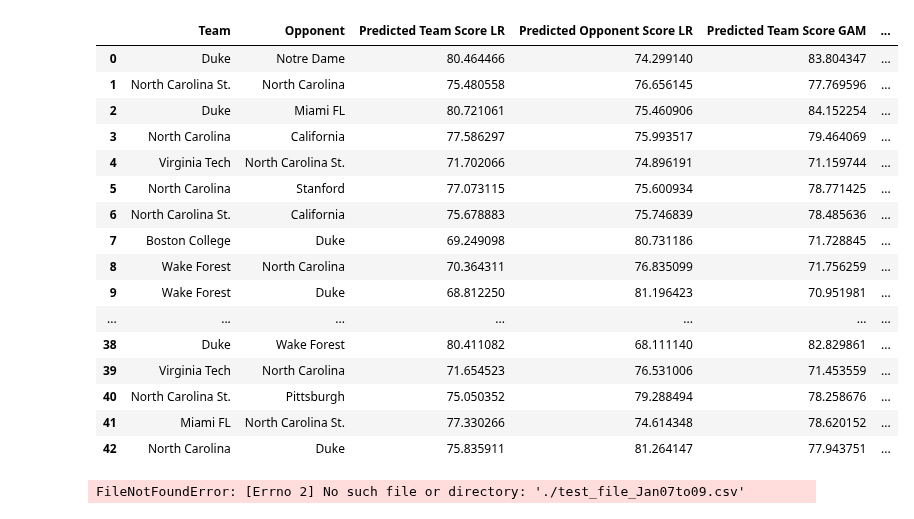
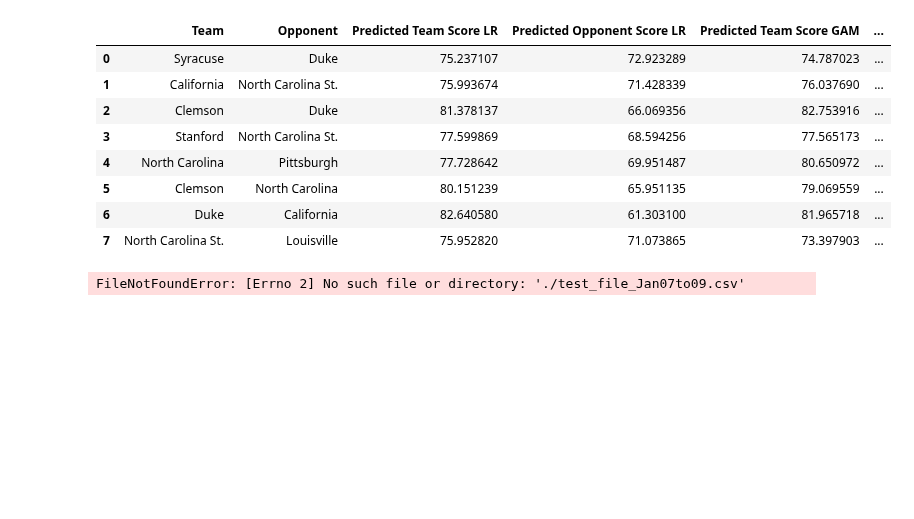
Before and after one commit to visheshgupta19/Stats_competition-, a Jupyter notebook: catBoost.ipynb, the cells around one changed output. Cells and saved outputs as stored; diff of their text form; code cells hidden in the pictures; blank space fills up the shorter version.

Commit message:
added new data

```diff
--- a/catBoost.ipynb
+++ b/catBoost.ipynb
@@ -13,7 +13,7 @@ pd.set_option("display.max_columns", None)
 pd.set_option("display.max_rows", None)
 
 # Load and display dataset
-team_data = pd.read_csv("./train_data.csv")
+team_data = pd.read_csv("./ACC_train_data_till_5Feb.csv")
 display(team_data.head())
 
 # Data Cleaning and Feature Engineering
@@ -173,17 +192,20 @@ Opponent Score Accuracy (CatBoost): 64.24%
 # %%
 # Predict scores using all models
-predict_games = pd.read_csv("./test_file.csv")
+predict_games = pd.read_csv("./ACC_test_file_from_5thFeb_14thFeb.csv")
 predict_games["Location"] = np.where(
     predict_games["Location"] == "N",
     0,
     np.where(predict_games["Location"] == "H", 1, -1),
 )
 
-predict_games.rename(columns={
-    'Opp_ADJO': 'opp_ADJO',
-    'Opp_ADJD': 'opp_ADJD',
-    'Opp_EFG_pct': 'Opp_EFG_Pct'
-}, inplace=True)
+predict_games.rename(
+    columns={
+        "Opp_ADJO": "opp_ADJO",
+        "Opp_ADJD": "opp_ADJD",
+        "Opp_EFG_pct": "Opp_EFG_Pct",
+    },
+    inplace=True,
+)
 
 X = predict_games[columns_to_convert]
 
@@ -192,63 +214,67 @@ team_pred_new = model_team.predict(X)
 opp_pred_new = model_opp.predict(X)
 team_gam_pred_new = gam_team.predict(X)
 opp_gam_pred_new = gam_opp.predict(X)
 team_lgb_pred_new = lgb_model_team.predict(X)
 opp_lgb_pred_new = lgb_model_opp.predict(X)
 team_cat_pred_new = cat_model_team.predict(X)
 opp_cat_pred_new = cat_model_opp.predict(X)
 
 # Add predictions to DataFrame
 predict_games["Predicted Team Score LR"] = team_pred_new
 predict_games["Predicted Opponent Score LR"] = opp_pred_new
 predict_games["Predicted Team Score GAM"] = team_gam_pred_new
 predict_games["Predicted Opponent Score GAM"] = opp_gam_pred_new
 predict_games["Predicted Team Score LightGBM"] = team_lgb_pred_new
 predict_games["Predicted Opponent Score LightGBM"] = opp_lgb_pred_new
 predict_games["Predicted Team Score CatBoost"] = team_cat_pred_new
 predict_games["Predicted Opponent Score CatBoost"] = opp_cat_pred_new
 
 # Calculate average predictions
 predict_games["Average Predicted Team Score"] = predict_games[
-    ["Predicted Team Score LR", "Predicted Team Score GAM", "Predicted Team Score LightGBM", "Predicted Team Score CatBoost"]
+    [
+        "Predicted Team Score LR",
+        "Predicted Team Score GAM",
+        "Predicted Team Score LightGBM",
+        "Predicted Team Score CatBoost",
+    ]
 ].mean(axis=1)
 
 predict_games["Average Predicted Opponent Score"] = predict_games[
-    ["Predicted Opponent Score LR", "Predicted Opponent Score GAM", "Predicted Opponent Score LightGBM", "Predicted Opponent Score CatBoost"]
+    [
+        "Predicted Opponent Score LR",
+        "Predicted Opponent Score GAM",
+        "Predicted Opponent Score LightGBM",
+        "Predicted Opponent Score CatBoost",
+    ]
 ].mean(axis=1)
 
 # Display final predictions
-predicted_score = predict_games[[
-    "Team",
-    "Opponent",
-    "Predicted Team Score LR",
-    "Predicted Opponent Score LR",
-    "Predicted Team Score GAM",
-    "Predicted Opponent Score GAM",
-    "Predicted Team Score LightGBM",
-    "Predicted Opponent Score LightGBM",
-    "Predicted Team Score CatBoost",
-    "Predicted Opponent Score CatBoost",
-    "Average Predicted Team Score",
-    "Average Predicted Opponent Score",
-]]
+predicted_score = predict_games[
+    [
+        "Team",
+        "Opponent",
+        "Predicted Team Score LR",
+        "Predicted Opponent Score LR",
+        "Predicted Team Score GAM",
+        "Predicted Opponent Score GAM",
+        "Predicted Team Score LightGBM",
+        "Predicted Opponent Score LightGBM",
+        "Predicted Team Score CatBoost",
+        "Predicted Opponent Score CatBoost",
+        "Average Predicted Team Score",
+        "Average Predicted Opponent Score",
+    ]
+]
 
 display(predicted_score)
 # %% [output]
 |  | Team | Opponent | Predicted Team Score LR | Predicted Opponent Score LR | Predicted Team Score GAM | ... |
-| 0 | Duke | Notre Dame | 80.464466 | 74.299140 | 83.804347 | ... |
-| 1 | North Carolina St. | North Carolina | 75.480558 | 76.656145 | 77.769596 | ... |
-| 2 | Duke | Miami FL | 80.721061 | 75.460906 | 84.152254 | ... |
-| 3 | North Carolina | California | 77.586297 | 75.993517 | 79.464069 | ... |
-| 4 | Virginia Tech | North Carolina St. | 71.702066 | 74.896191 | 71.159744 | ... |
-| 5 | North Carolina | Stanford | 77.073115 | 75.600934 | 78.771425 | ... |
-| 6 | North Carolina St. | California | 75.678883 | 75.746839 | 78.485636 | ... |
-| 7 | Boston College | Duke | 69.249098 | 80.731186 | 71.728845 | ... |
-| 8 | Wake Forest | North Carolina | 70.364311 | 76.835099 | 71.756259 | ... |
-| 9 | Wake Forest | Duke | 68.812250 | 81.196423 | 70.951981 | ... |
-| ... | ... | ... | ... | ... | ... | ... |
-| 38 | Duke | Wake Forest | 80.411082 | 68.111140 | 82.829861 | ... |
-| 39 | Virginia Tech | North Carolina | 71.654523 | 76.531006 | 71.453559 | ... |
-| 40 | North Carolina St. | Pittsburgh | 75.050352 | 79.288494 | 78.258676 | ... |
-| 41 | Miami FL | North Carolina St. | 77.330266 | 74.614348 | 78.620152 | ... |
-| 42 | North Carolina | Duke | 75.835911 | 81.264147 | 77.943751 | ... |
+| 0 | Syracuse | Duke | 75.237107 | 72.923289 | 74.787023 | ... |
+| 1 | California | North Carolina St. | 75.993674 | 71.428339 | 76.037690 | ... |
+| 2 | Clemson | Duke | 81.378137 | 66.069356 | 82.753916 | ... |
+| 3 | Stanford | North Carolina St. | 77.599869 | 68.594256 | 77.565173 | ... |
+| 4 | North Carolina | Pittsburgh | 77.728642 | 69.951487 | 80.650972 | ... |
+| 5 | Clemson | North Carolina | 80.151239 | 65.951135 | 79.069559 | ... |
+| 6 | Duke | California | 82.640580 | 61.303100 | 81.965718 | ... |
+| 7 | North Carolina St. | Louisville | 75.952820 | 71.073865 | 73.397903 | ... |
 # %%
```
Also changed, not shown: parts of 5 cells of this notebook, 17 other files.
